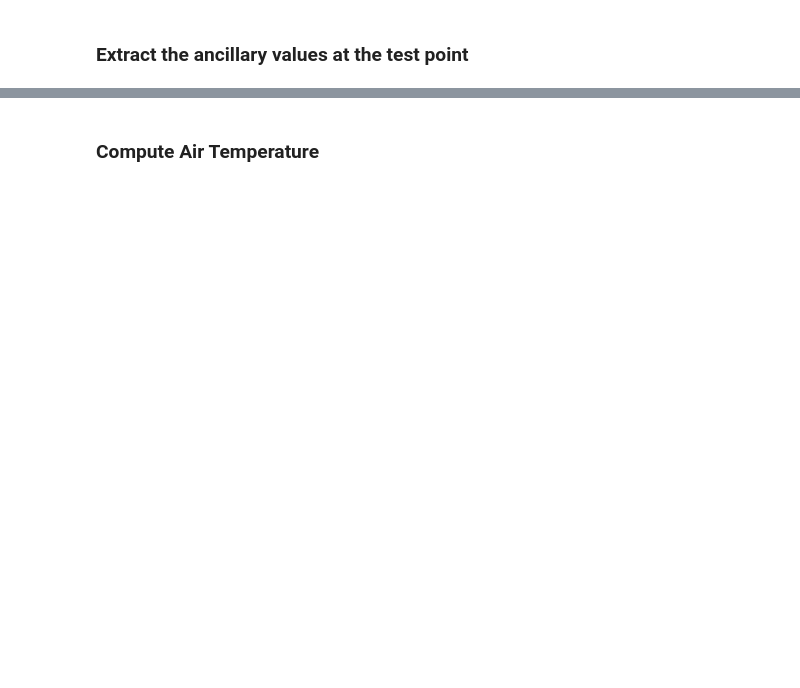
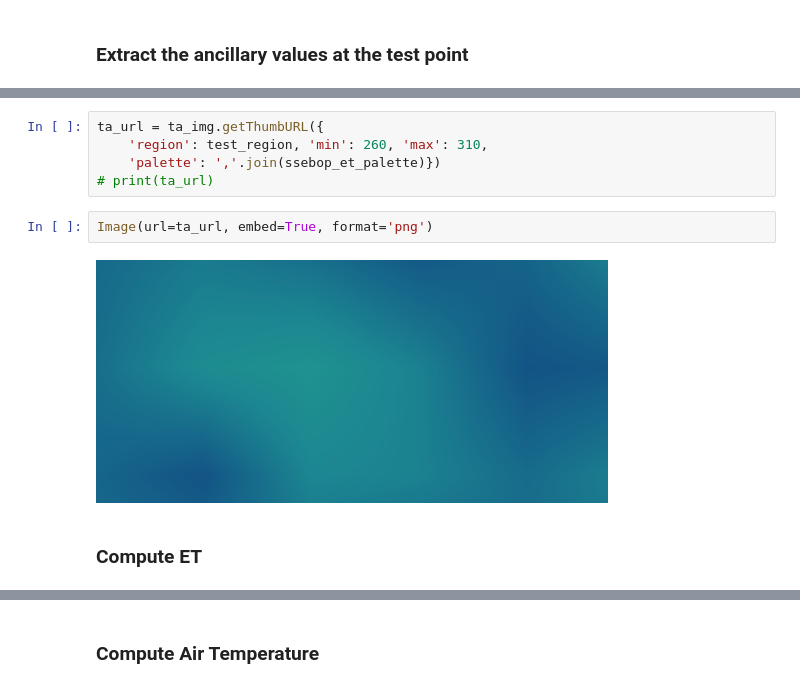
Before and after one commit to Open-ET/openet-disalexi, a Jupyter notebook: examples/landsat_c1_sr_image.ipynb, the cells around one changed output, grey strips where cells are left out. Cells and saved outputs as stored; diff of their text form; blank space fills up the shorter version.

```diff
--- a/examples/landsat_c1_sr_image.ipynb
+++ b/examples/landsat_c1_sr_image.ipynb
@@ -155,0 +158,11 @@ Image(url=vis_img, embed=True, format='png')
+# %%
+ta_url = ta_img.getThumbURL({
+    'region': test_region, 'min': 260, 'max': 310,
+    'palette': ','.join(ssebop_et_palette)})
+# print(ta_url)
+# %%
+Image(url=ta_url, embed=True, format='png')
+# %% [output]
+[figure, added]
+# %% [markdown]
+### Compute ET
```
Also changed, not shown: parts of 33 cells of this notebook, 11 other files.
